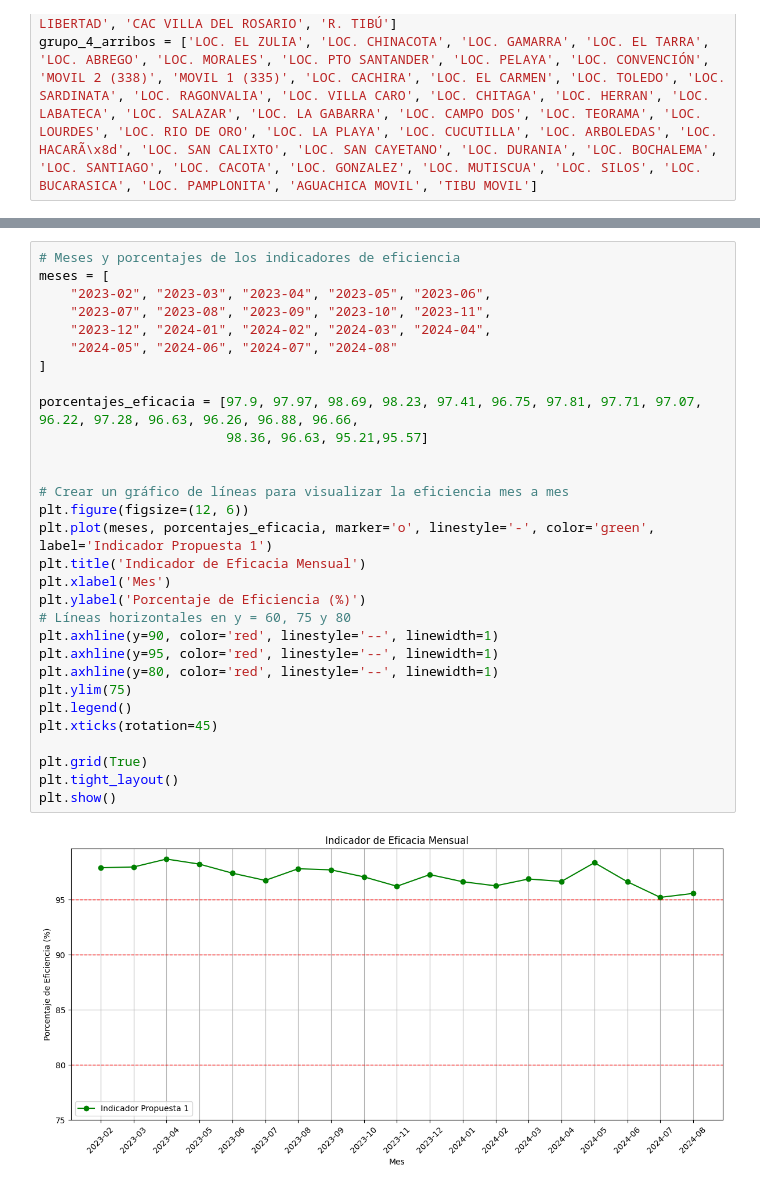
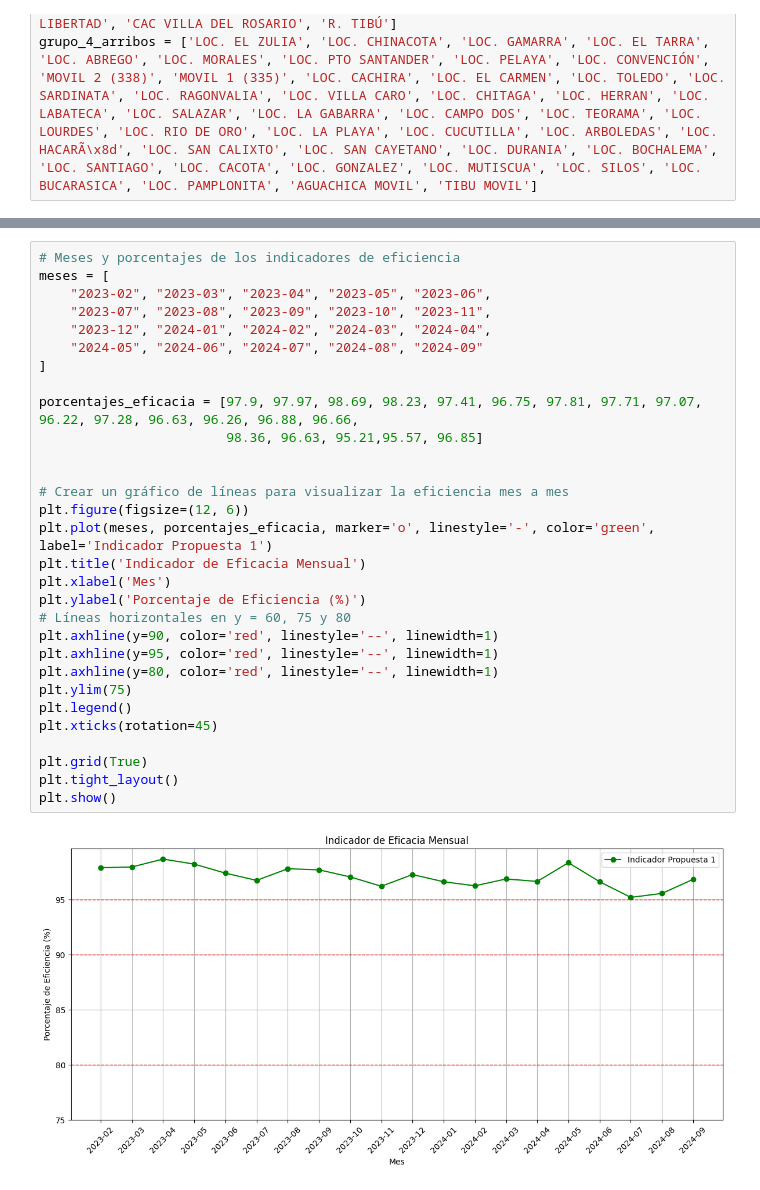
Before and after one commit to Andr3yP/Indicador_eficiencia_Ofosi_Cens, a Jupyter notebook: Indicador_eficiencia.ipynb, the cells around one changed output, grey strips where cells are left out. Drawn from its saved outputs; the diff is of its cells as text.

```diff
--- a/Indicador_eficiencia.ipynb
+++ b/Indicador_eficiencia.ipynb
@@ -928,32 +915,32 @@ El indicador de eficacia para el mes evaluado corresponde a: 95.57%
 # %%
 # Meses y porcentajes de los indicadores de eficiencia
 meses = [
     "2023-02", "2023-03", "2023-04", "2023-05", "2023-06",
     "2023-07", "2023-08", "2023-09", "2023-10", "2023-11",
     "2023-12", "2024-01", "2024-02", "2024-03", "2024-04",
-    "2024-05", "2024-06", "2024-07", "2024-08"
+    "2024-05", "2024-06", "2024-07", "2024-08", "2024-09"
 ]
 
 porcentajes_eficacia = [97.9, 97.97, 98.69, 98.23, 97.41, 96.75, 97.81, 97.71, 97.07, 96.22, 97.28, 96.63, 96.26, 96.88, 96.66,
-                        98.36, 96.63, 95.21,95.57]
+                        98.36, 96.63, 95.21,95.57, 96.85]
 
 
 # Crear un gráfico de líneas para visualizar la eficiencia mes a mes
 plt.figure(figsize=(12, 6))
 plt.plot(meses, porcentajes_eficacia, marker='o', linestyle='-', color='green', label='Indicador Propuesta 1')
 plt.title('Indicador de Eficacia Mensual')
 plt.xlabel('Mes')
 plt.ylabel('Porcentaje de Eficiencia (%)')
 # Líneas horizontales en y = 60, 75 y 80
 plt.axhline(y=90, color='red', linestyle='--', linewidth=1)
 plt.axhline(y=95, color='red', linestyle='--', linewidth=1)
 plt.axhline(y=80, color='red', linestyle='--', linewidth=1)
 plt.ylim(75)
 plt.legend()
 plt.xticks(rotation=45)
 
 plt.grid(True)
 plt.tight_layout()
 plt.show()
 # %% [output]
-[figure, old version]
+[figure, new version]
```
Also changed, not shown: parts of 56 cells of this notebook.
